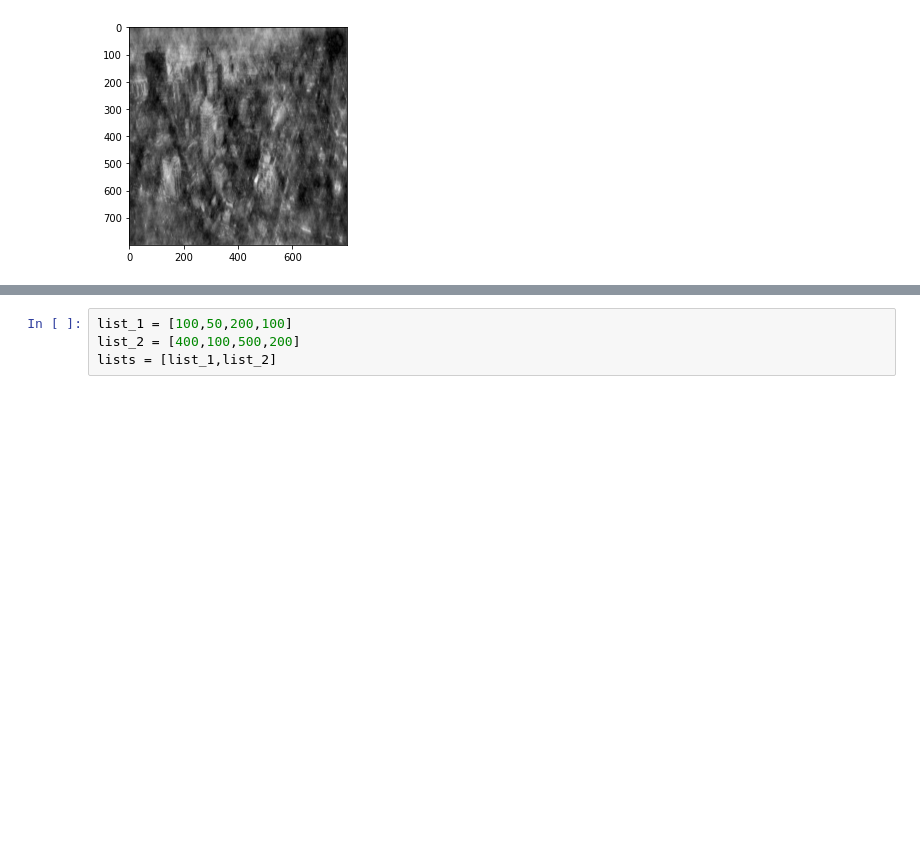
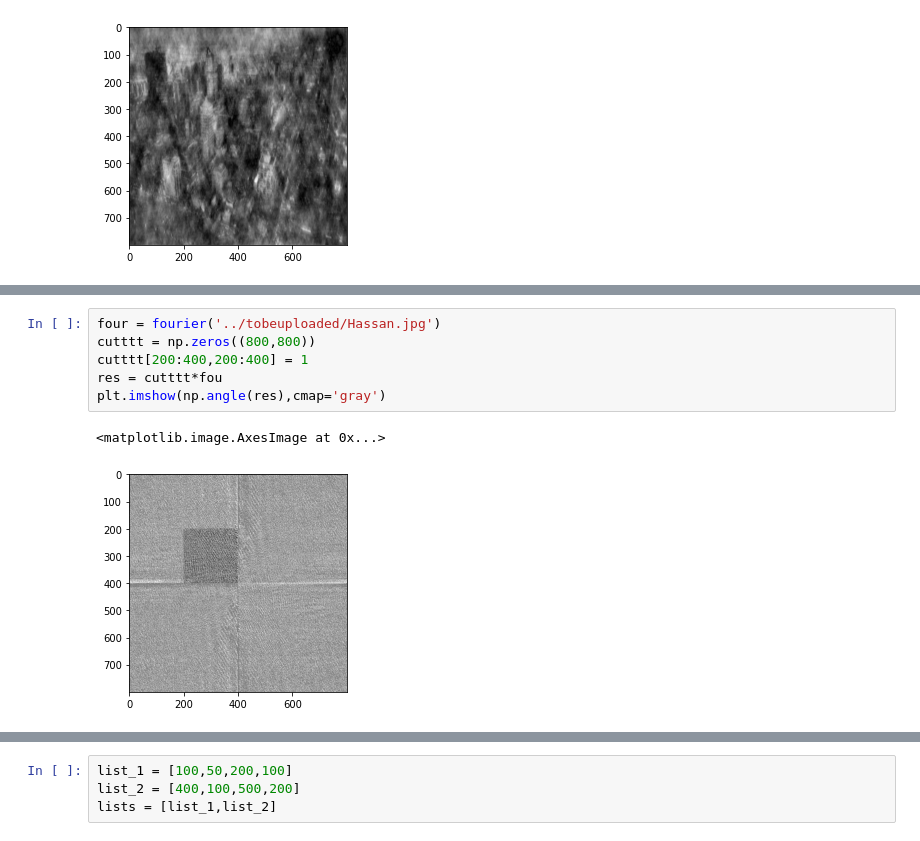
Before and after one commit to MahmoudRabea13/Image-Mixer, a Jupyter notebook: magphase.ipynb, the cells around one changed output, grey strips where cells are left out. Saved outputs shown, nothing was run; the diff lists cells and outputs as text; blank space fills up the shorter version.

```diff
--- a/magphase.ipynb
+++ b/magphase.ipynb
@@ -96,0 +111,9 @@ def re_fourier(magnitude,phase):
+# %%
+four = fourier('../tobeuploaded/Hassan.jpg')
+cutttt = np.zeros((800,800))
+cutttt[200:400,200:400] = 1
+res = cutttt*fou
+plt.imshow(np.angle(res),cmap='gray')
+# %% [output]
+<matplotlib.image.AxesImage at 0x...>
+[figure, added]
```
Also changed, not shown: parts of 6 cells of this notebook, 2 other files.
